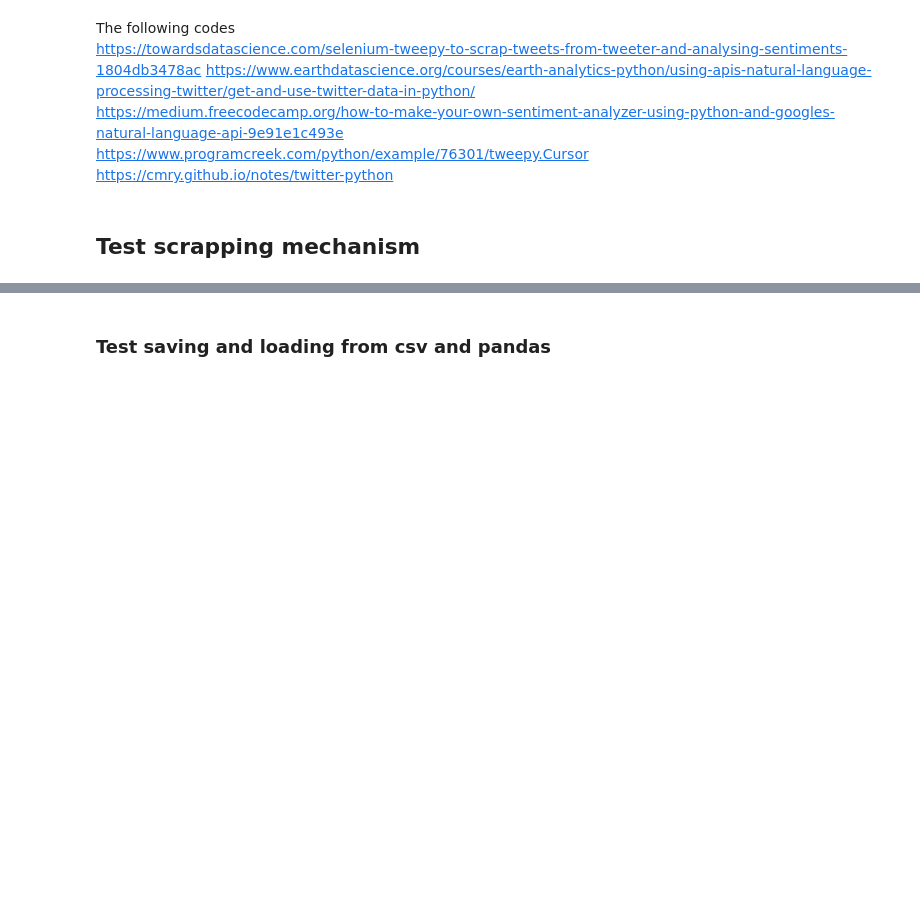
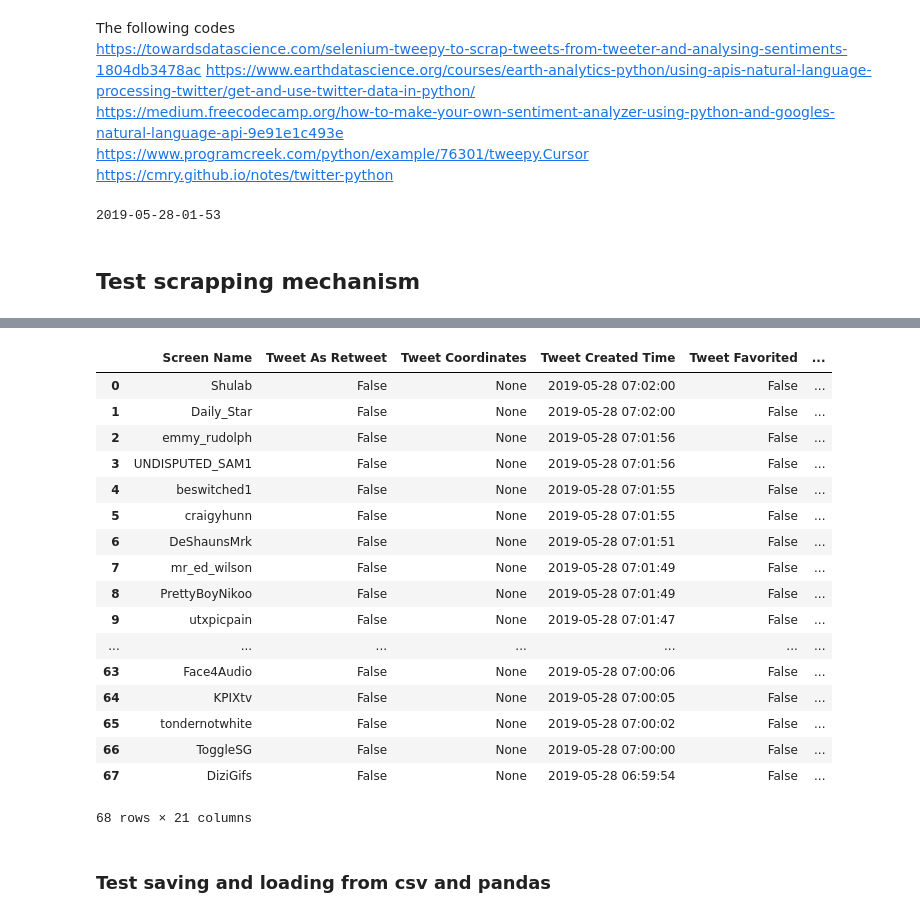
Before and after one commit to KathleenYWang/Sentiment_Detection_NLP, a Jupyter notebook: ScrapeTwitter.ipynb, the cells around one changed output, grey strips where cells are left out. Drawn from its saved outputs; the diff is of its cells as text; code cells hidden in the pictures; blank space fills up the shorter version.

```diff
--- a/ScrapeTwitter.ipynb
+++ b/ScrapeTwitter.ipynb
@@ -46,6 +46,9 @@ today_datetime = datetime.today().now()
 yesterday_datetime = today_datetime - timedelta(days=1)
 today_date = today_datetime.strftime('%Y-%m-%d')
 yesterday_date = yesterday_datetime.strftime('%Y-%m-%d')
+print(yesterday_datetime.strftime('%Y-%m-%d-%H-%M'))
+# %% [output]
+2019-05-28-01-53
 # %% [markdown]
 ## Test scrapping mechanism
 # %%
@@ -99,9 +102,10 @@ def search_tweets_no_date(keyword, total_tweets):
             listOfTweets.append(dict_)
     return pd.DataFrame(listOfTweets)
 # %%
-# today_datetime = datetime.today().now()
-# yesterday_datetime = today_datetime - timedelta(days=1)
-# today_date = today_datetime.strftime('%Y-%m-%d')
-# yesterday_date = yesterday_datetime.strftime('%Y-%m-%d')
-# angry_b = search_tweets_no_date(angry_query_a,100)
-# angry_b
+today_datetime = datetime.today().now()
+yesterday_datetime = today_datetime - timedelta(days=1)
+today_date = today_datetime.strftime('%Y-%m-%d')
+yesterday_date = yesterday_datetime.strftime('%Y-%m-%d')
+angry_a = search_tweets_no_date(angry_query_a,100)
+angry_a
+# %% [output]
@@ -108,3 +113,21 @@ def search_tweets_no_date(keyword, total_tweets):
+|  | Screen Name | Tweet As Retweet | Tweet Coordinates | Tweet Created Time | Tweet Favorited | ... |
+| 0 | Shulab | False | None | 2019-05-28 07:02:00 | False | ... |
+| 1 | Daily_Star | False | None | 2019-05-28 07:02:00 | False | ... |
+| 2 | emmy_rudolph | False | None | 2019-05-28 07:01:56 | False | ... |
+| 3 | UNDISPUTED_SAM1 | False | None | 2019-05-28 07:01:56 | False | ... |
+| 4 | beswitched1 | False | None | 2019-05-28 07:01:55 | False | ... |
+| 5 | craigyhunn | False | None | 2019-05-28 07:01:55 | False | ... |
+| 6 | DeShaunsMrk | False | None | 2019-05-28 07:01:51 | False | ... |
+| 7 | mr_ed_wilson | False | None | 2019-05-28 07:01:49 | False | ... |
+| 8 | PrettyBoyNikoo | False | None | 2019-05-28 07:01:49 | False | ... |
+| 9 | utxpicpain | False | None | 2019-05-28 07:01:47 | False | ... |
+| ... | ... | ... | ... | ... | ... | ... |
+| 63 | Face4Audio | False | None | 2019-05-28 07:00:06 | False | ... |
+| 64 | KPIXtv | False | None | 2019-05-28 07:00:05 | False | ... |
+| 65 | tondernotwhite | False | None | 2019-05-28 07:00:02 | False | ... |
+| 66 | ToggleSG | False | None | 2019-05-28 07:00:00 | False | ... |
+| 67 | DiziGifs | False | None | 2019-05-28 06:59:54 | False | ... |
+68 rows × 21 columns
 # %% [markdown]
 ### Test saving and loading from csv and pandas
 # %%
```
Also changed, not shown: parts of 13 cells of this notebook.
